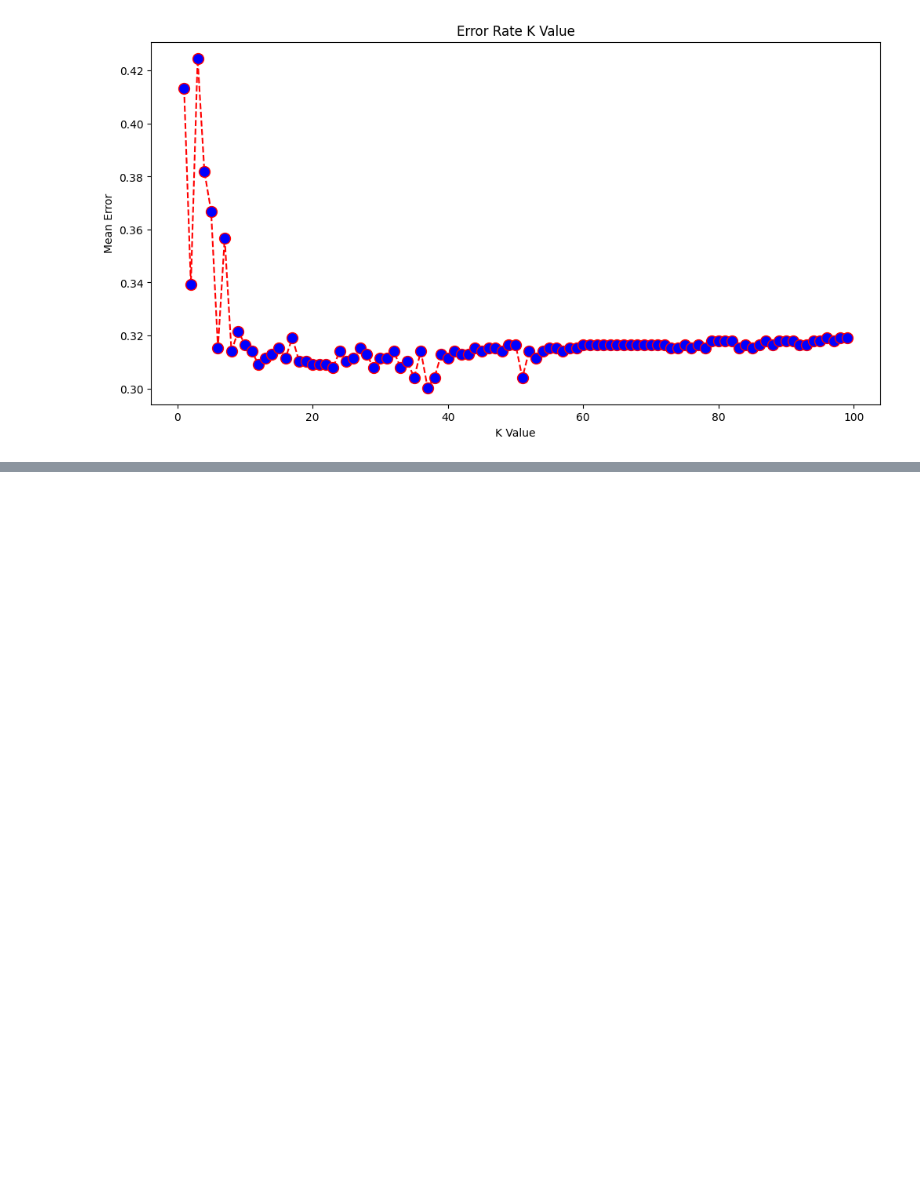
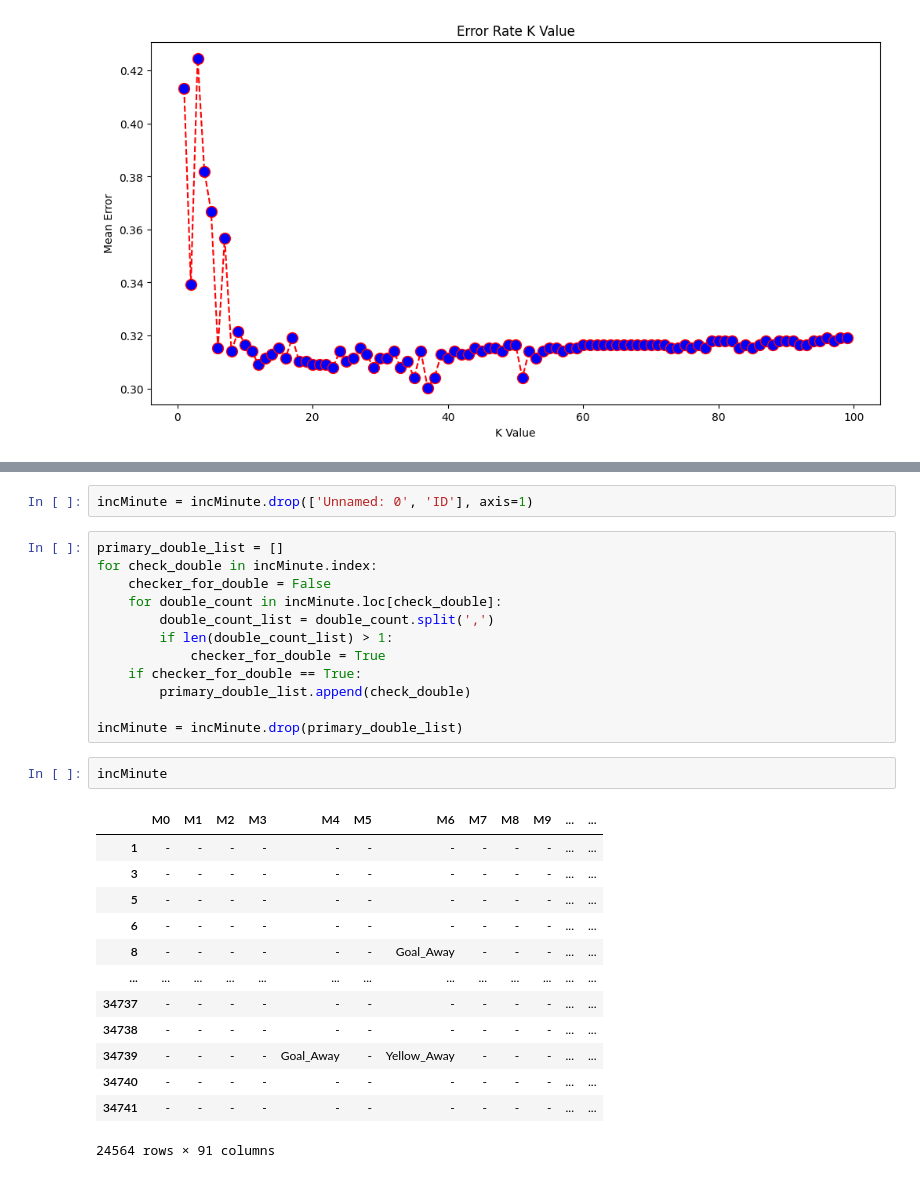
Before and after one commit to WowCodeSusah/Final_DS, a Jupyter notebook: NoOwnAndYellow.ipynb, the cells around one changed output, grey strips where cells are left out. Cells and saved outputs as stored; diff of their text form; blank space fills up the shorter version.

```diff
--- a/NoOwnAndYellow.ipynb
+++ b/NoOwnAndYellow.ipynb
@@ -317,0 +415,30 @@ for x in total_score_rate_list:
+# %%
+incMinute = incMinute.drop(['Unnamed: 0', 'ID'], axis=1)
+# %%
+primary_double_list = []
+for check_double in incMinute.index:
+    checker_for_double = False
+    for double_count in incMinute.loc[check_double]:
+        double_count_list = double_count.split(',')
+        if len(double_count_list) > 1:
+            checker_for_double = True
+    if checker_for_double == True:
+        primary_double_list.append(check_double)
+
+incMinute = incMinute.drop(primary_double_list)
+# %%
+incMinute
+# %% [output]
+|  | M0 | M1 | M2 | M3 | M4 | M5 | M6 | M7 | M8 | M9 | ... | ... |
+| 1 | - | - | - | - | - | - | - | - | - | - | ... | ... |
+| 3 | - | - | - | - | - | - | - | - | - | - | ... | ... |
+| 5 | - | - | - | - | - | - | - | - | - | - | ... | ... |
+| 6 | - | - | - | - | - | - | - | - | - | - | ... | ... |
+| 8 | - | - | - | - | - | - | Goal_Away | - | - | - | ... | ... |
+| ... | ... | ... | ... | ... | ... | ... | ... | ... | ... | ... | ... | ... |
+| 34737 | - | - | - | - | - | - | - | - | - | - | ... | ... |
+| 34738 | - | - | - | - | - | - | - | - | - | - | ... | ... |
+| 34739 | - | - | - | - | Goal_Away | - | Yellow_Away | - | - | - | ... | ... |
+| 34740 | - | - | - | - | - | - | - | - | - | - | ... | ... |
+| 34741 | - | - | - | - | - | - | - | - | - | - | ... | ... |
+24564 rows × 91 columns
```
Also changed, not shown: parts of 33 cells of this notebook, 1 other file.
